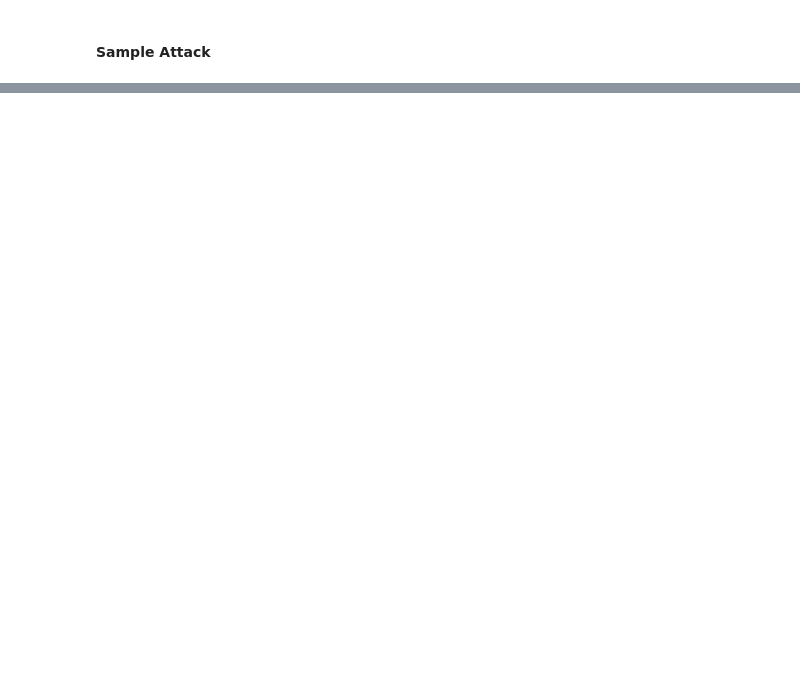
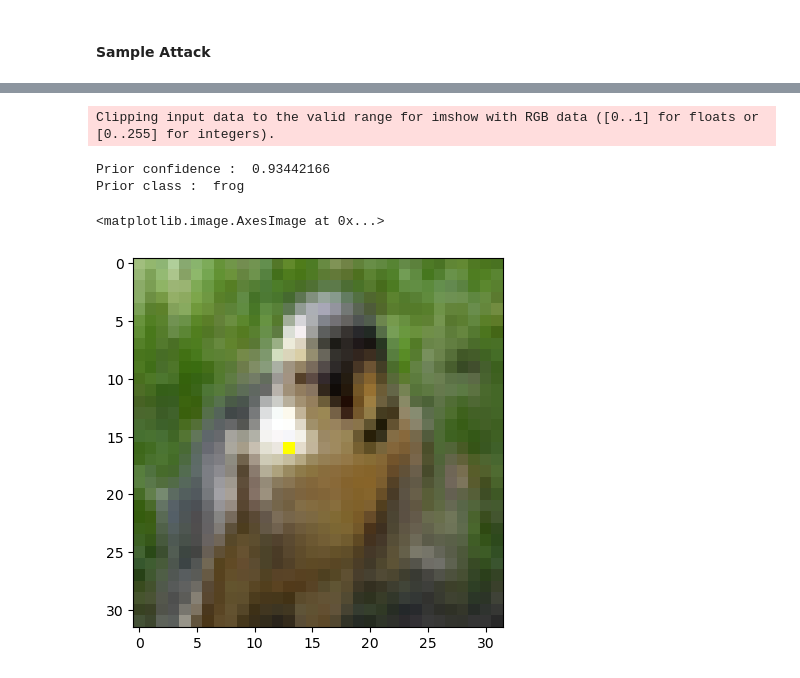
Before and after one commit to tharhtetsan/ML-in-Prod-batch-1, a Jupyter notebook: 8_advance_ai/adversarial_attacks/one_pixel_attack/one_pixel_attack_cifar10.ipynb, the cells around one changed output, grey strips where cells are left out. Saved outputs shown, nothing was run; the diff lists cells and outputs as text; code cells hidden in the pictures; blank space fills up the shorter version.

```diff
--- a/8_advance_ai/adversarial_attacks/one_pixel_attack/one_pixel_attack_cifar10.ipynb
+++ b/8_advance_ai/adversarial_attacks/one_pixel_attack/one_pixel_attack_cifar10.ipynb
@@ -58,12 +64,12 @@ def perturb_image(xs, img):
         # Split x into an array of 5-tuples (perturbation pixels)
         # i.e., [[x,y,r,g,b], ...]
         pixels = np.split(x, len(x) // 5)
-        #print("pixels ", (pixels))
+
         for pixel in pixels:
             # At each pixel's x,y position, assign its rgb value
-            x_pos, y_pos, *rgb = pixel
+            x_pos, y_pos = int(pixel[0]),int(pixel[1])
+            rgb = (pixel[2],pixel[3],pixel[4])
             img[x_pos, y_pos] = rgb
-
     return imgs
 # %%
 pixel = np.array([16, 16, 255, 255, 0])
@@ -257,0 +258,36 @@ Detected at node sequential/conv2d/Relu defined at (most recent call last):
+# %%
+def predict_classes(xs, img, target_class, model, minimize=True):
+    # Perturb the image with the given pixel(s) x and get the prediction of the model
+    #print("xs : ",xs.shape)
+    imgs_perturbed = perturb_image(xs, img)
+    predictions = model.predict(imgs_perturbed,batch_size =1)[0]
+
+    pred_index =(np.argmax(predictions))
+    predictions = predictions[pred_index]
+
+    # This function should always be minimized, so return its complement if needed
+    return predictions if minimize else 1 - predictions
+# %%
+image_id = 384
+pixel = np.array([16, 13,  255, 255, 0])
+
+true_class = np.argmax(y_test[image_id])
+confidence = predict_classes(pixel, x_test[image_id], true_class, model)
+print('Confidence in true class', class_names[true_class], 'is', confidence)
+
+
+
+
+
+test_img = x_test[image_id]
+reshaped_img = np.array([test_img])
+predicted_result = model.predict(reshaped_img,batch_size =1)[0]
+predicted_class = (np.argmax(predicted_result))
+print('Prior confidence : ', predicted_result[predicted_class])
+print("Prior class : ",class_names[predicted_class])
+
+
+attack_image = perturb_image(pixel, test_img)
+
+plt.imshow(attack_image[0])
+# %% [output]
@@ -257,0 +297,5 @@ Detected at node sequential/conv2d/Relu defined at (most recent call last):
+Clipping input data to the valid range for imshow with RGB data ([0..1] for floats or [0..255] for integers).
+Prior confidence :  0.93442166
+Prior class :  frog
+<matplotlib.image.AxesImage at 0x...>
+[figure, added]
```
Also changed, not shown: parts of 19 cells of this notebook, 5 other files.
